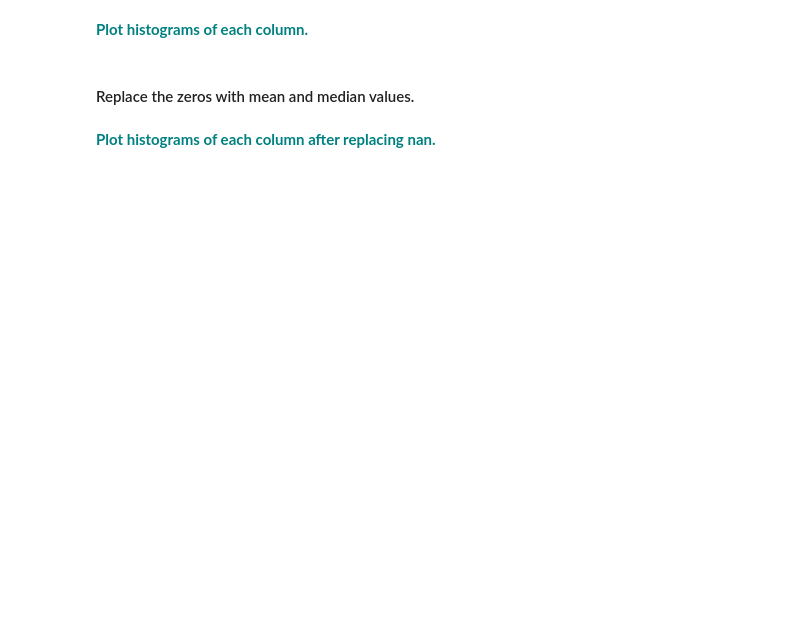
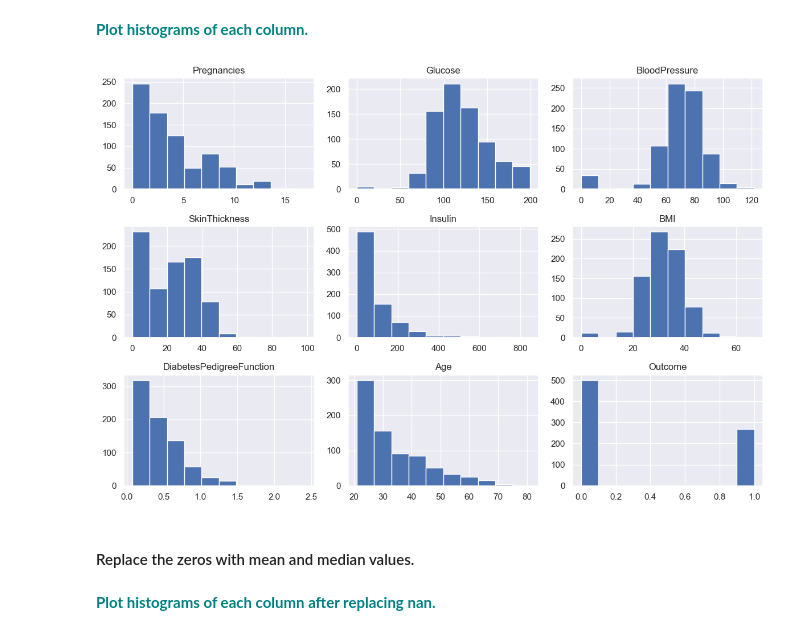
Before and after one commit to TristanPetersDS/springboard-case-studies, a Jupyter notebook: knn-grid-search-diabetes/GridSearch KNN Case Study.ipynb, the cells around one changed output. Drawn from its saved outputs; the diff is of its cells as text; code cells hidden in the pictures; blank space fills up the shorter version.

```diff
--- a/knn-grid-search-diabetes/GridSearch KNN Case Study.ipynb
+++ b/knn-grid-search-diabetes/GridSearch KNN Case Study.ipynb
@@ -35,5 +84,11 @@ diabetes_data.head()
 # %% [markdown]
 **<font color='teal'> Plot histograms of each column. </font>**
+# %%
+diabetes_data.hist(figsize=(12, 8))
+plt.tight_layout()
+plt.show()
+# %% [output]
+[figure, added]
 # %% [markdown]
 #### Replace the zeros with mean and median values.
 # %%
```
Also changed, not shown: parts of 22 cells of this notebook.
